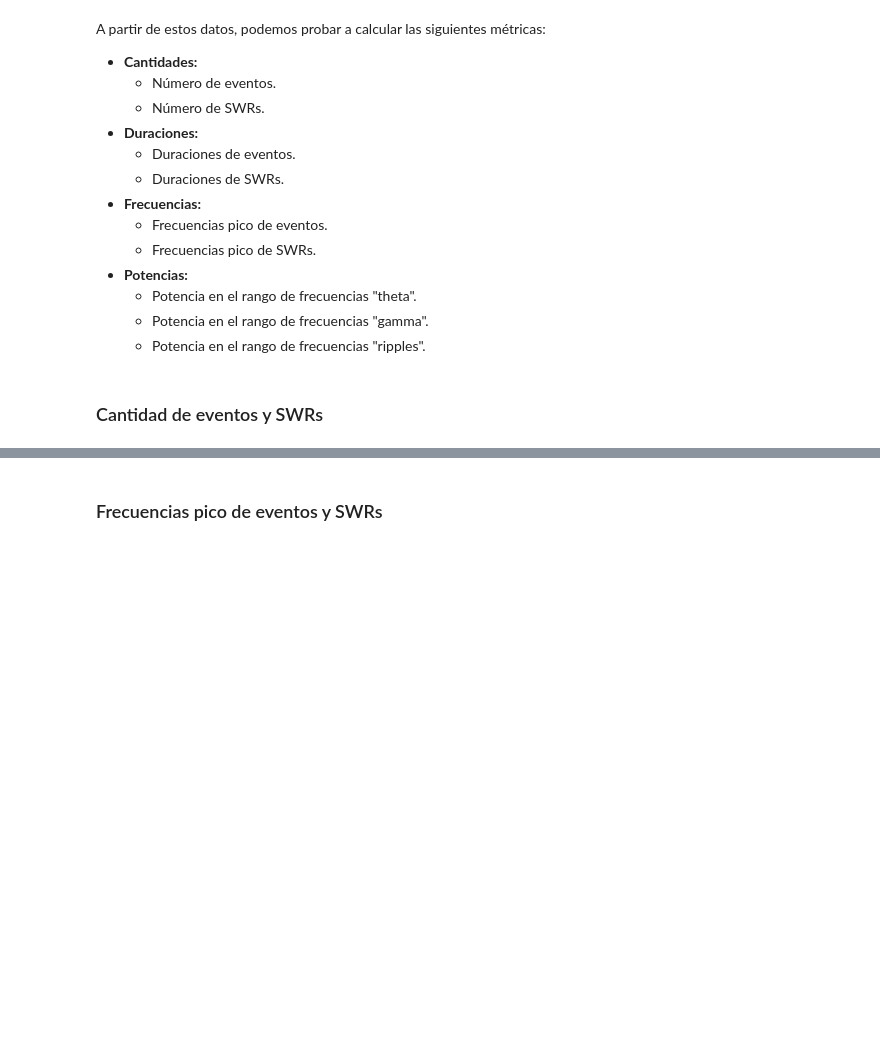
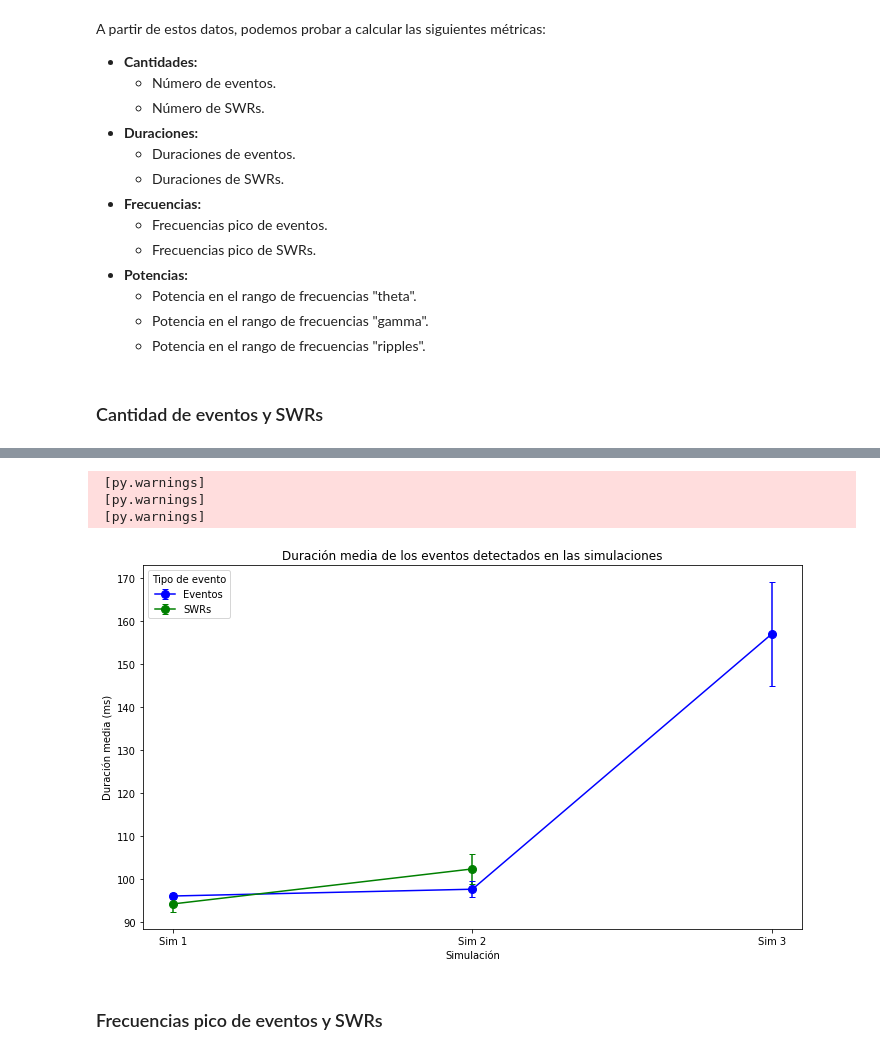
Before and after one commit to juanluserra/TFM-BigData, a Jupyter notebook: generar-ruido/varianza_simulaciones.ipynb, the cells around one changed output, grey strips where cells are left out. Cells and saved outputs as stored; diff of their text form; code cells hidden in the pictures; blank space fills up the shorter version.

```diff
--- a/generar-ruido/varianza_simulaciones.ipynb
+++ b/generar-ruido/varianza_simulaciones.ipynb
@@ -327,3 +345,13 @@ n_detects_multiple(
+# %%
+duration_multiple(
+    data_dict=dicts,
+    figsize=(10, 6)
+)
+# %% [output]
+ [py.warnings]
+ [py.warnings]
+ [py.warnings]
+[figure, added]
 # %% [markdown]
 ### Frecuencias pico de eventos y SWRs
 # %%
```
Also changed, not shown: parts of 7 cells of this notebook, 3 other files.
